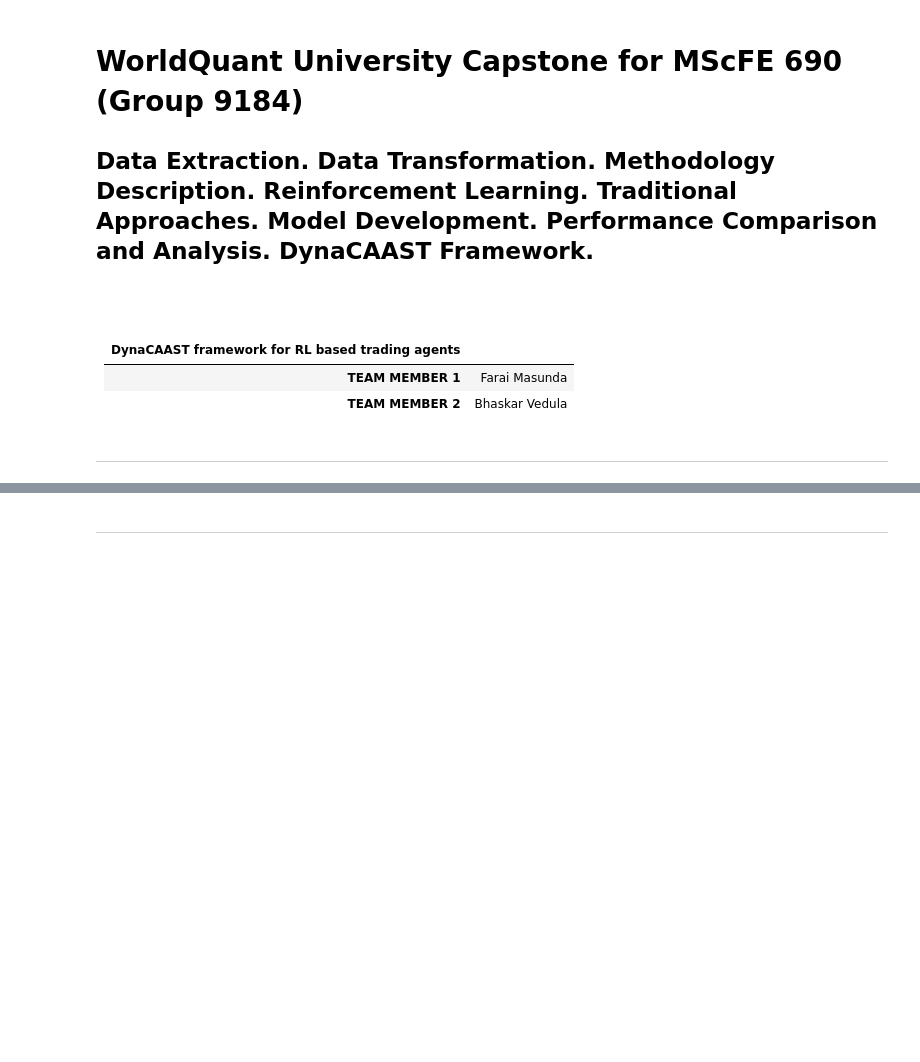
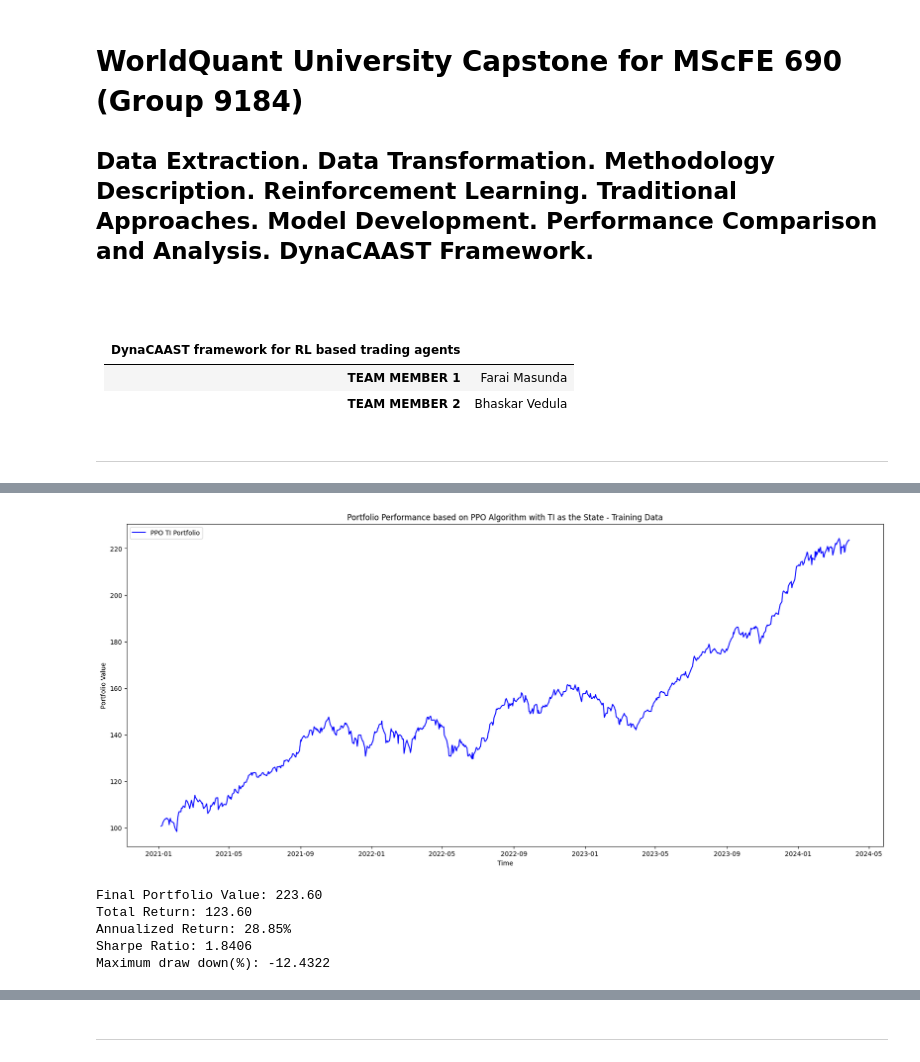
Before and after one commit to bhaskarvedula/WorldQuant-Capstone-MScFe690, a Jupyter notebook: MainNotebook_3.ipynb, the cells around one changed output, grey strips where cells are left out. Cells and saved outputs as stored; diff of their text form; code cells hidden in the pictures; blank space fills up the shorter version.

```diff
--- a/MainNotebook_3.ipynb
+++ b/MainNotebook_3.ipynb
@@ -17,0 +146,4 @@
+# %%
+agent = DRLAgent(env = env_train)
+
+model_ppo_ti = agent.get_model("ppo",model_kwargs = PPO_PARAMS_TI)
@@ -17,0 +153,3 @@
+# %%
+trained_ppo_ti = agent.train_model(model=model_ppo_ti, tb_log_name='ppo', total_timesteps=total_timesteps_)
+DynaCAAST_Model['ppo_ti'] = trained_ppo_ti
@@ -17,0 +174,48 @@
+# %%
+# PPO Train Model
+e_trade_gym = StockPortfolioEnv(df = train_data_ti, **env_kwargs)
+env_trade, obs_trade = e_trade_gym.get_sb_env()
+
+ppo_train_returns_ti, _ = DRLAgent.DRL_prediction(model=trained_ppo_ti, test_data = train_data_ti, test_env = env_trade, test_obs = obs_trade)
+# %%
+capital = initial_capital
+portfolio_values = []
+portfolio_returns = []
+
+for i in range(1, len(ppo_train_returns_ti)):
+    # Calculate portfolio returns based on the weighted sum of security returns
+    portfolio_return = ppo_train_returns_ti['daily_return'].iloc[i]
+    capital *= (1 + portfolio_return)
+    portfolio_values.append(capital)
+    portfolio_returns.append(portfolio_return)
+
+# Plot the portfolio value over time
+plt.figure(figsize=(21, 9))
+plt.plot(returns_train_data.index[1:], portfolio_values, label="PPO TI Portfolio", color="blue")
+plt.title("Portfolio Performance based on PPO Algorithm with TI as the State - Training Data")
+plt.xlabel("Time")
+plt.ylabel("Portfolio Value")
+plt.legend()
+plt.show()
+
+Strategy_Returns_Data_trg["return_ppo_ti"] = portfolio_returns
+
+# Calculate performance metrics
+final_value_trg_ppo_ti = capital
+total_return_trg_ppo_ti = final_value_trg_ppo_ti - initial_capital
+sharpe_ratio_trg_ppo_ti = np.mean(portfolio_returns) / np.std(portfolio_returns)*np.sqrt(252)
+annualized_return_trg_ppo_ti = (final_value_trg_ppo_ti / initial_capital) ** (1 / (len(returns_train_data) / 252)) - 1  # Assuming daily returns (252 trading days)
+maxdraw_trg_ppo_ti = getMaxDrawdown(pd.DataFrame(portfolio_values), 252)[1].min().values[0]*100
+
+print(f"Final Portfolio Value: {final_value_trg_ppo_ti:.2f}")
+print(f"Total Return: {total_return_trg_ppo_ti:.2f}")
+print(f"Annualized Return: {annualized_return_trg_ppo_ti * 100:.2f}%")
+print(f"Sharpe Ratio: {sharpe_ratio_trg_ppo_ti:.4f}")
+print(f"Maximum draw down(%): {maxdraw_trg_ppo_ti:.4f}")
+# %% [output]
+[figure, added]
+Final Portfolio Value: 223.60
+Total Return: 123.60
+Annualized Return: 28.85%
+Sharpe Ratio: 1.8406
+Maximum draw down(%): -12.4322
```
Also changed, not shown: parts of 160 cells of this notebook.
